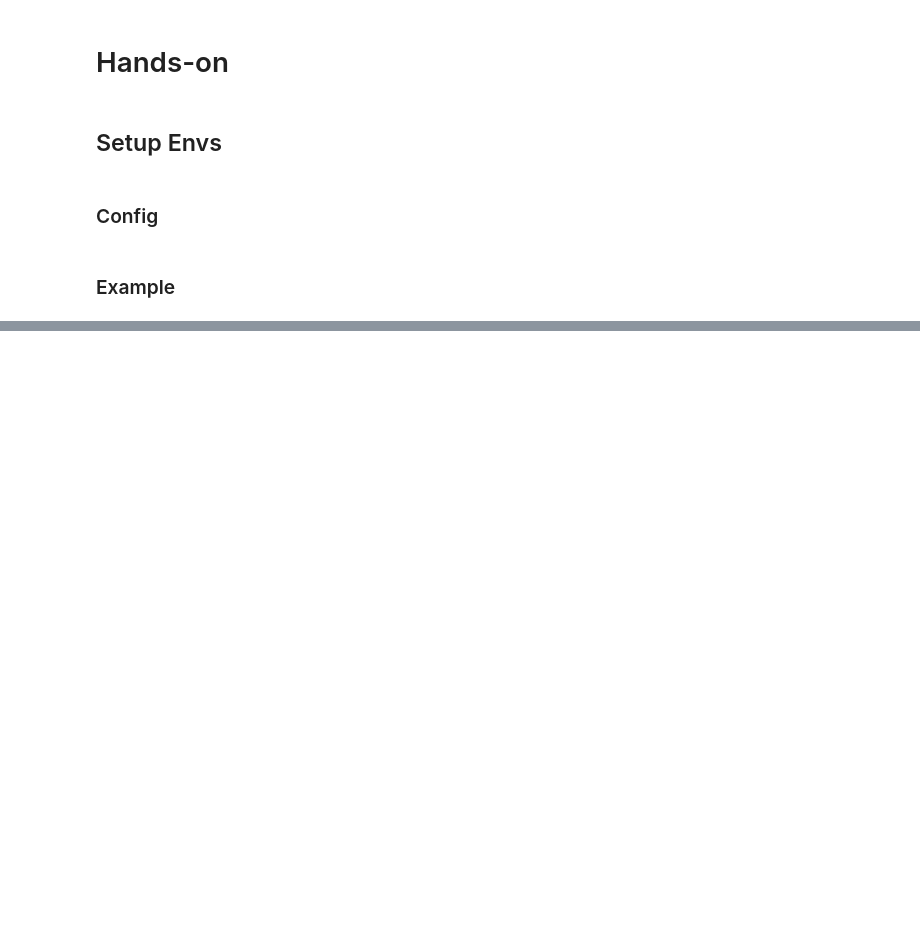
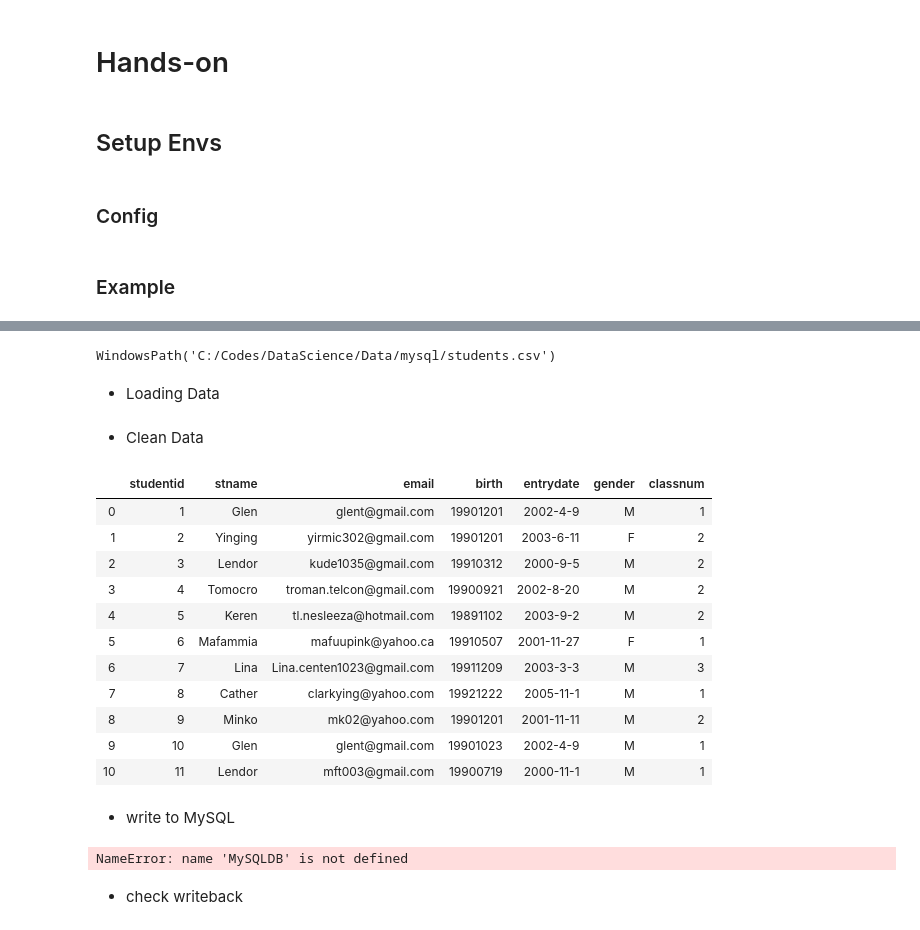
Before and after one commit to hpzju/DataScience, a Jupyter notebook: DS/MySQL.ipynb, the cells around one changed output, grey strips where cells are left out. Saved outputs shown, nothing was run; the diff lists cells and outputs as text; code cells hidden in the pictures; blank space fills up the shorter version.

```diff
--- a/DS/MySQL.ipynb
+++ b/DS/MySQL.ipynb
@@ -120,0 +299,47 @@ with MySQLDB() as db:
+# %%
+data_dir = r'C:\Codes\DataScience\Data\mysql'
+p = Path(data_dir)
+files = [file for file in filter(lambda f: f.is_file(), p.iterdir())]
+studentsfile = next(filter(lambda f: 'students' in f.name, files))
+studentsfile
+# %% [output]
+WindowsPath('C:/Codes/DataScience/Data/mysql/students.csv')
+# %% [markdown]
+- Loading Data
+# %%
+data = pd.read_csv(str(studentsfile))
+# %% [markdown]
+- Clean Data
+# %%
+datefmt = pd.DataFrame([d.split('/') for d in data['entrydate']])
+datefmt = datefmt.iloc[:, [2, 0, 1]]
+dates = [ '-'.join(tuple(d)) for d in datefmt.loc[:].values ]
+data['entrydate'] = dates
+data
+# %% [output]
+|  | studentid | stname | email | birth | entrydate | gender | classnum |
+| 0 | 1 | Glen | glent@gmail.com | 19901201 | 2002-4-9 | M | 1 |
+| 1 | 2 | Yinging | yirmic302@gmail.com | 19901201 | 2003-6-11 | F | 2 |
+| 2 | 3 | Lendor | kude1035@gmail.com | 19910312 | 2000-9-5 | M | 2 |
+| 3 | 4 | Tomocro | troman.telcon@gmail.com | 19900921 | 2002-8-20 | M | 2 |
+| 4 | 5 | Keren | tl.nesleeza@hotmail.com | 19891102 | 2003-9-2 | M | 2 |
+| 5 | 6 | Mafammia | mafuupink@yahoo.ca | 19910507 | 2001-11-27 | F | 1 |
+| 6 | 7 | Lina | Lina.centen1023@gmail.com | 19911209 | 2003-3-3 | M | 3 |
+| 7 | 8 | Cather | clarkying@yahoo.com | 19921222 | 2005-11-1 | M | 1 |
+| 8 | 9 | Minko | mk02@yahoo.com | 19901201 | 2001-11-11 | M | 2 |
+| 9 | 10 | Glen | glent@gmail.com | 19901023 | 2002-4-9 | M | 1 |
+| 10 | 11 | Lendor | mft003@gmail.com | 19900719 | 2000-11-1 | M | 1 |
+# %% [markdown]
+- write to MySQL
+# %%
+with MySQLDB() as db:
+    cursor = db.cursor()
+    stmt = f'insert into students values (%s, %s, %s, %s, %s, %s, %s)'
+    for row in data.loc[:].values:
+        record = tuple(row)
+        cursor.execute(stmt, record)
+        print('inserting: ', record)
+# %% [output]
+NameError: name 'MySQLDB' is not defined
+# %% [markdown]
+- check writeback
```
Also changed, not shown: parts of 74 cells of this notebook, 43 other files.
